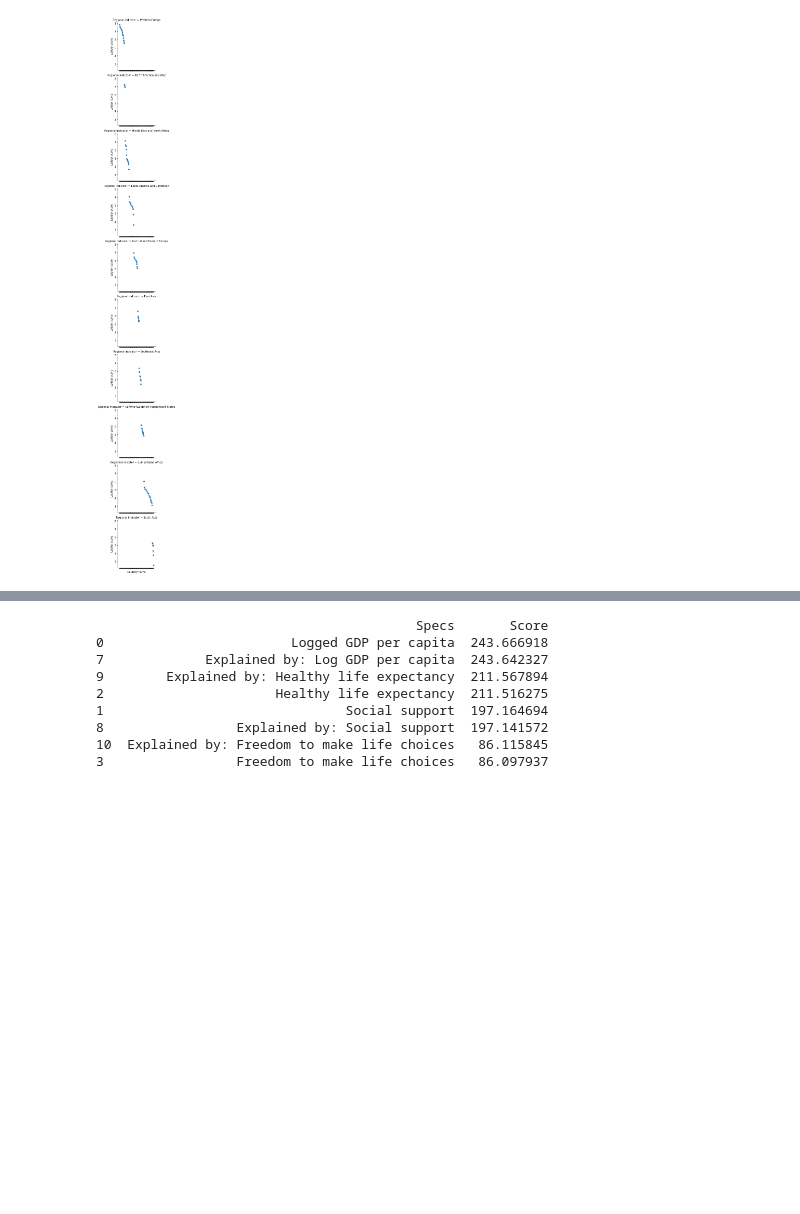
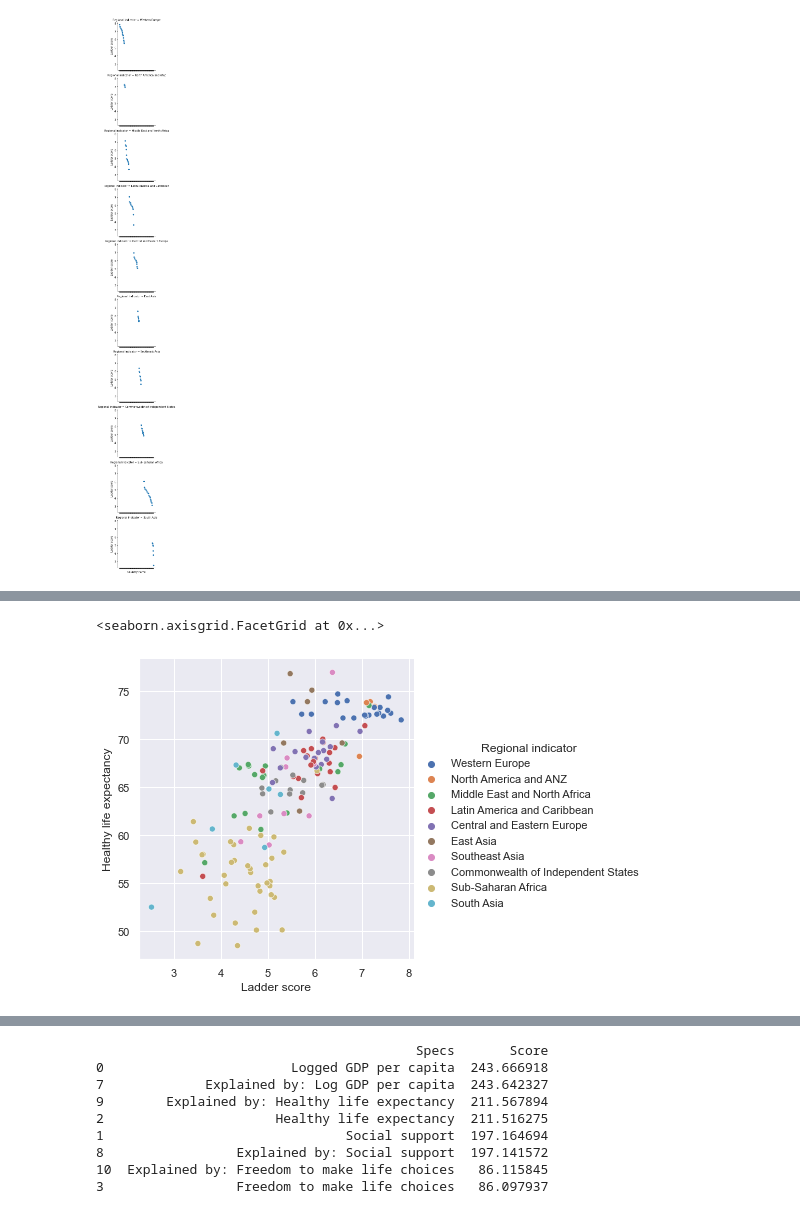
Before and after one commit to Owen-Choi/DataScienceProject, a Jupyter notebook: Untitled1 (1) (1).ipynb, the cells around one changed output, grey strips where cells are left out. Cells and saved outputs as stored; diff of their text form; code cells hidden in the pictures; blank space fills up the shorter version.

```diff
--- a/Untitled1 (1) (1).ipynb
+++ b/Untitled1 (1) (1).ipynb
@@ -123,0 +161,12 @@ plt.show()
+# %%
+import seaborn as sns
+sns.set_theme()
+
+sns.relplot(
+    data=report,
+    x='Ladder score',
+    y='Healthy life expectancy',
+    hue='Regional indicator')
+# %% [output]
+<seaborn.axisgrid.FacetGrid at 0x...>
+[figure, added]
```
Also changed, not shown: parts of 19 cells of this notebook.
